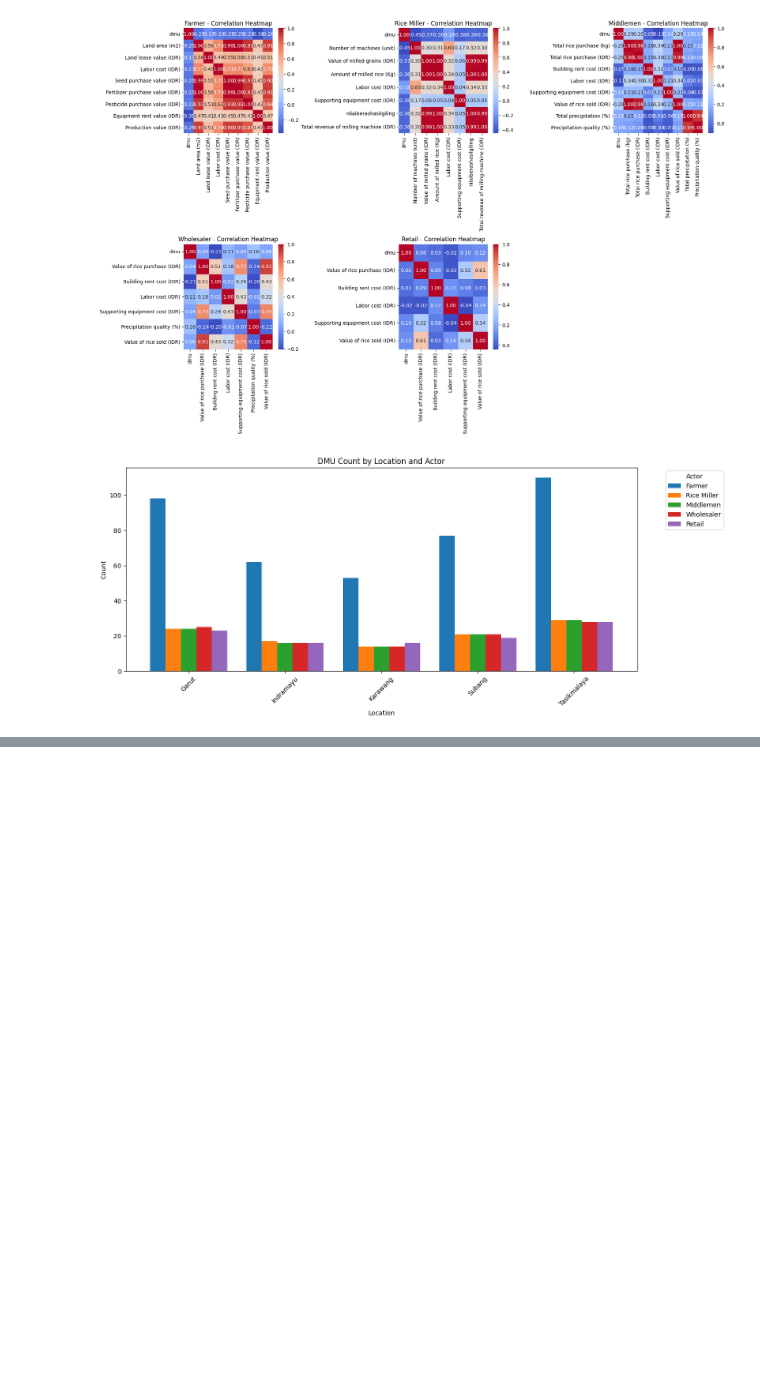
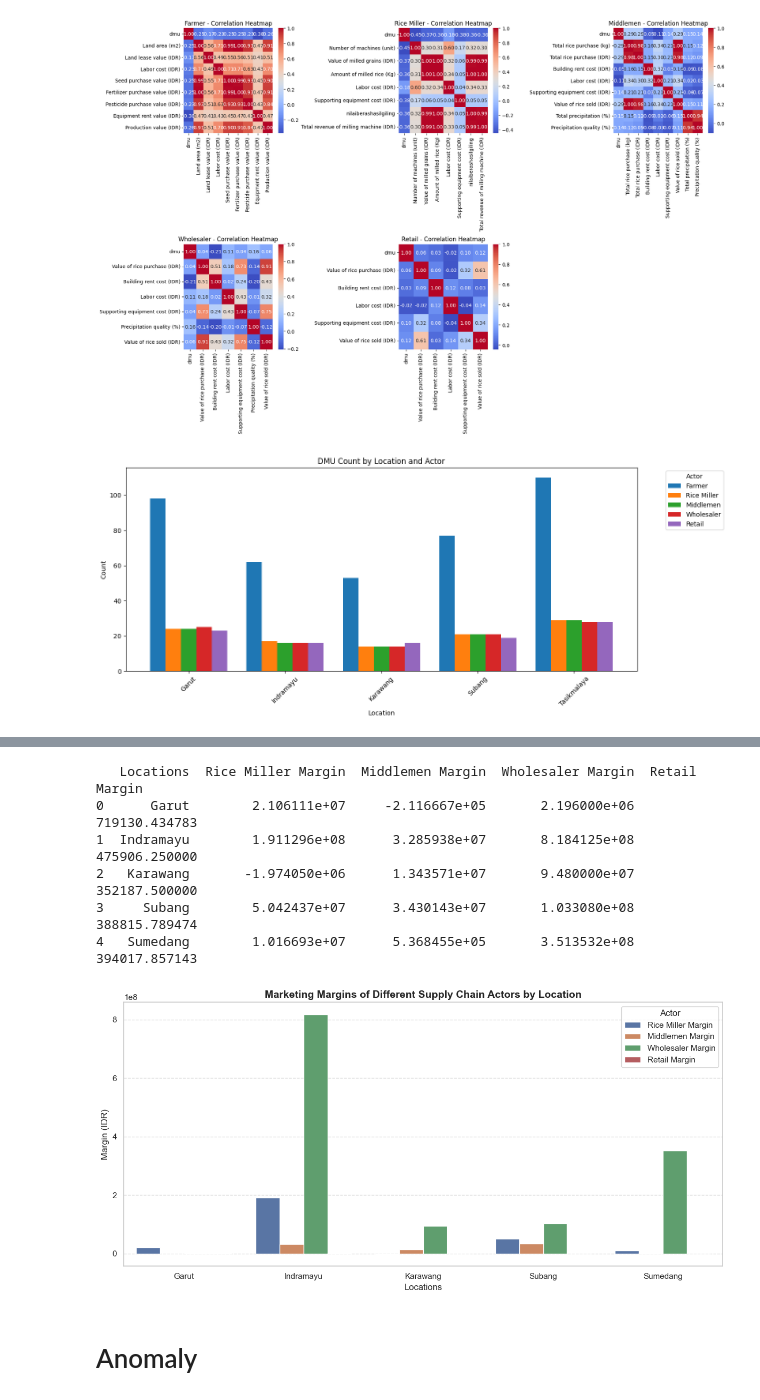
Before and after one commit to avidvesha/fit26, a Jupyter notebook: eda.ipynb, the cells around one changed output, grey strips where cells are left out. Saved outputs shown, nothing was run; the diff lists cells and outputs as text; code cells hidden in the pictures; blank space fills up the shorter version.

```diff
--- a/eda.ipynb
+++ b/eda.ipynb
@@ -205,0 +128,32 @@ plt.show()
+# %%
+# Calculate marketing margins (Sell - Purchase)
+price_spread['Rice Miller Margin'] = price_spread['Rice Miller Sell'] - price_spread['Rice Miller Purchase']
+price_spread['Middlemen Margin'] = price_spread['Middlemen Sell'] - price_spread['Middlemen Purchase']
+price_spread['Wholesaler Margin'] = price_spread['Wholesaler Sell'] - price_spread['Wholesaler Purchase']
+price_spread['Retail Margin'] = price_spread['Retail Sell'] - price_spread['Retail Purchase']
+
+margin_cols = ['Locations', 'Rice Miller Margin', 'Middlemen Margin', 'Wholesaler Margin', 'Retail Margin']
+print(price_spread[margin_cols].to_string())
+
+# Let's melt the dataframe for plotting
+df_melted = price_spread.melt(id_vars='Locations', value_vars=['Rice Miller Margin', 'Middlemen Margin', 'Wholesaler Margin', 'Retail Margin'],
+                    var_name='Actor', value_name='Margin (IDR)')
+
+plt.figure(figsize=(12, 6))
+sns.barplot(data=df_melted, x='Locations', y='Margin (IDR)', hue='Actor')
+plt.title('Marketing Margins of Different Supply Chain Actors by Location', fontsize=14, weight='bold')
+plt.ylabel('Margin (IDR)')
+plt.xlabel('Locations')
+plt.grid(axis='y', linestyle='--', alpha=0.7)
+plt.tight_layout()
+plt.show()
+# %% [output]
+   Locations  Rice Miller Margin  Middlemen Margin  Wholesaler Margin  Retail Margin
+0      Garut        2.106111e+07     -2.116667e+05       2.196000e+06  719130.434783
+1  Indramayu        1.911296e+08      3.285938e+07       8.184125e+08  475906.250000
+2   Karawang       -1.974050e+06      1.343571e+07       9.480000e+07  352187.500000
+3     Subang        5.042437e+07      3.430143e+07       1.033080e+08  388815.789474
+4   Sumedang        1.016693e+07      5.368455e+05       3.513532e+08  394017.857143
+[figure, added]
+# %% [markdown]
+# Anomaly
```
Also changed, not shown: parts of 18 cells of this notebook.
